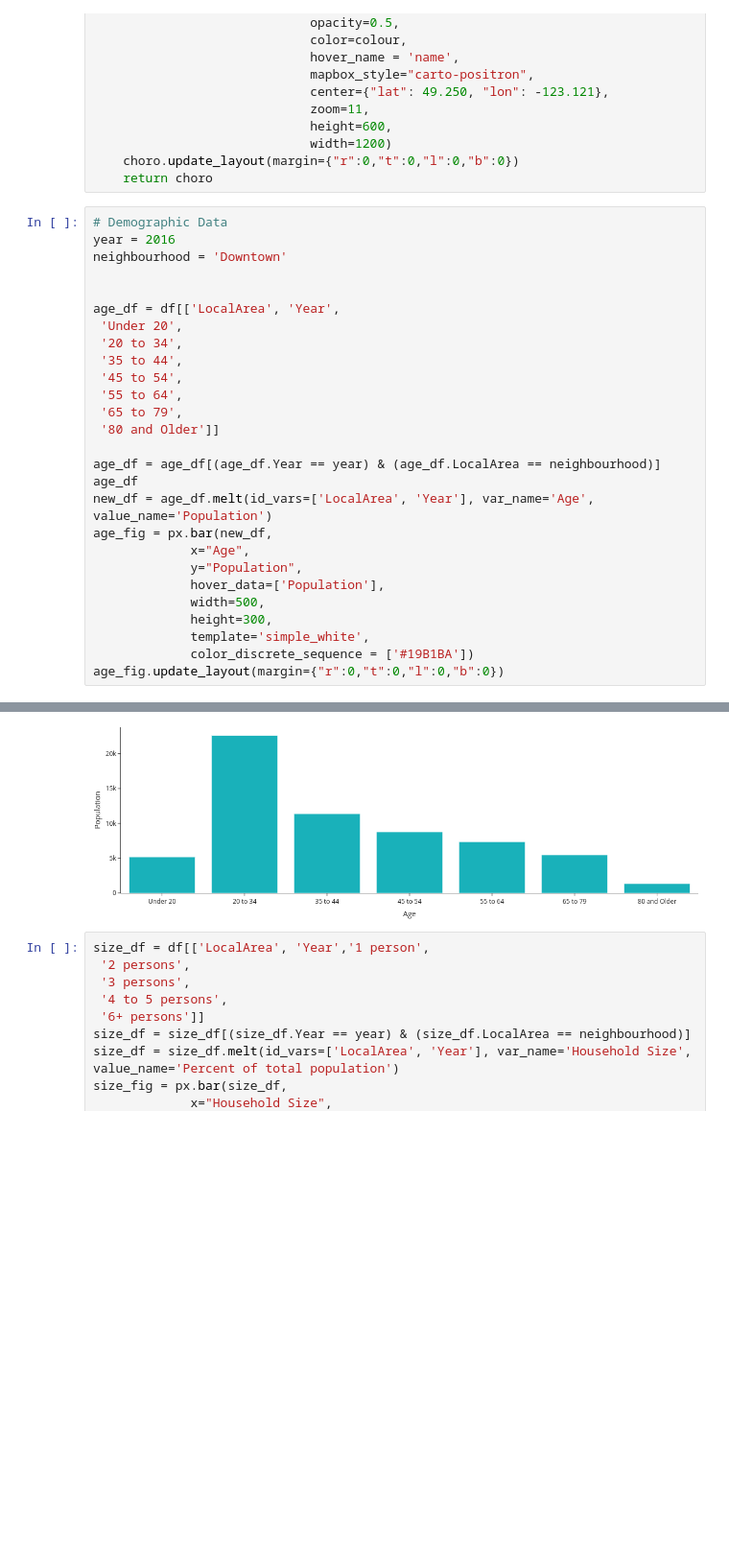
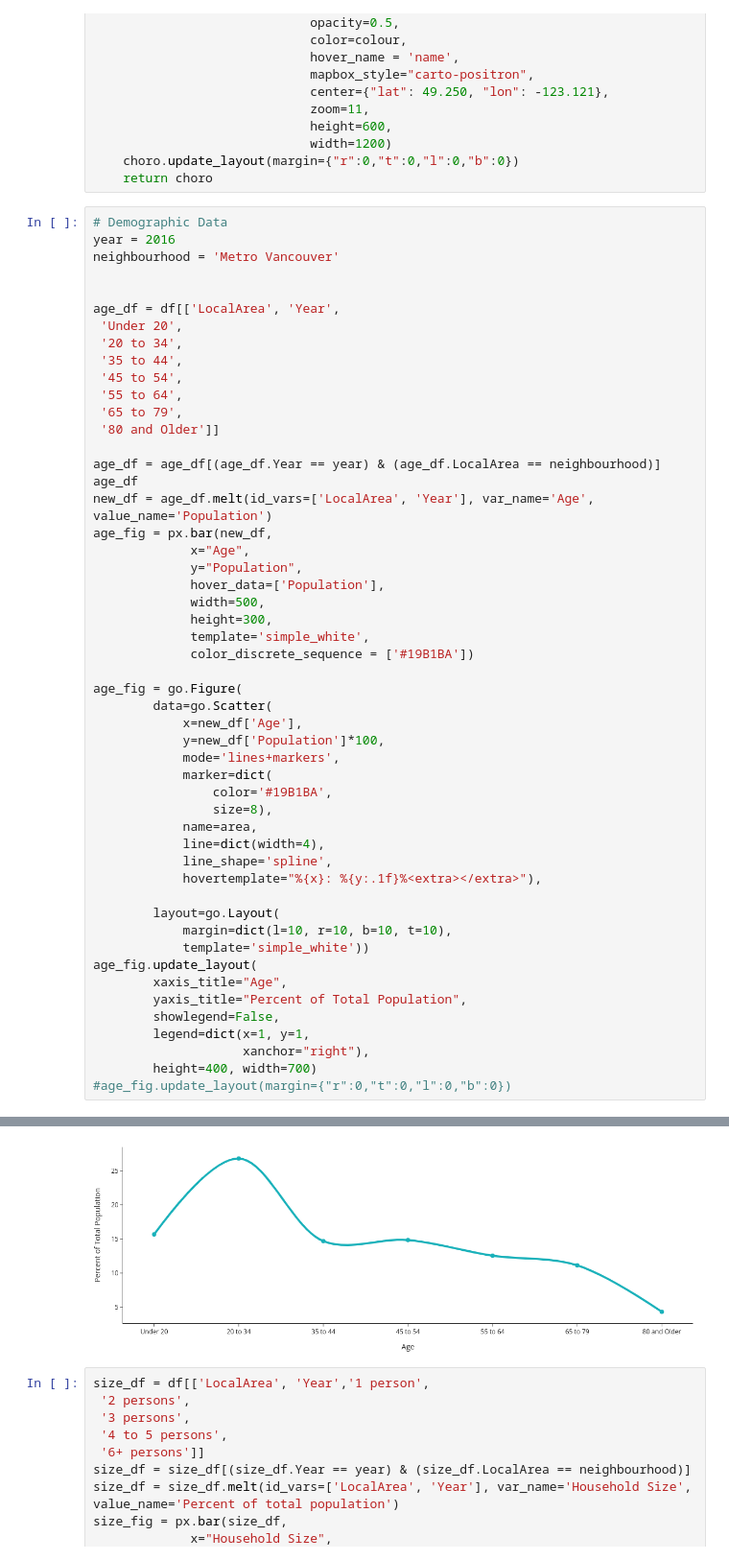
Before and after one commit to aakanksha023/EVAN, a Jupyter notebook: src/04_visualization/census_viz_dashboard.ipynb, the cells around one changed output, grey strips where cells are left out. Shown at 96% size. Cells and saved outputs as stored; diff of their text form; blank space fills up the shorter version.

```diff
--- a/src/04_visualization/census_viz_dashboard.ipynb
+++ b/src/04_visualization/census_viz_dashboard.ipynb
@@ -153,7 +194,7 @@ def make_van_map(neighbour=None):
 # %%
 # Demographic Data
 year = 2016
-neighbourhood = 'Downtown'
+neighbourhood = 'Metro Vancouver'
 
 
 age_df = df[['LocalArea', 'Year',
@@ -176,5 +217,29 @@ age_fig = px.bar(new_df,
              height=300,
              template='simple_white',
              color_discrete_sequence = ['#19B1BA'])
-age_fig.update_layout(margin={"r":0,"t":0,"l":0,"b":0})
+
+age_fig = go.Figure(
+        data=go.Scatter(
+            x=new_df['Age'],
+            y=new_df['Population']*100,
+            mode='lines+markers',
+            marker=dict(
+                color='#19B1BA',
+                size=8),
+            name=area,
+            line=dict(width=4),
+            line_shape='spline',
+            hovertemplate="%{x}: %{y:.1f}%<extra></extra>"),
+
+        layout=go.Layout(
+            margin=dict(l=10, r=10, b=10, t=10),
+            template='simple_white'))
+age_fig.update_layout(
+        xaxis_title="Age",
+        yaxis_title="Percent of Total Population",
+        showlegend=False,
+        legend=dict(x=1, y=1,
+                    xanchor="right"),
+        height=400, width=700)
+#age_fig.update_layout(margin={"r":0,"t":0,"l":0,"b":0})
 # %% [output]
@@ -182,4 +246,4 @@ age_fig.update_layout(margin={"r":0,"t":0,"l":0,"b":0})
-[figure, old version]
+[figure, new version]
 # %%
 size_df = df[['LocalArea', 'Year','1 person',
  '2 persons',
```
Also changed, not shown: parts of 5 cells of this notebook, 1 other file.
